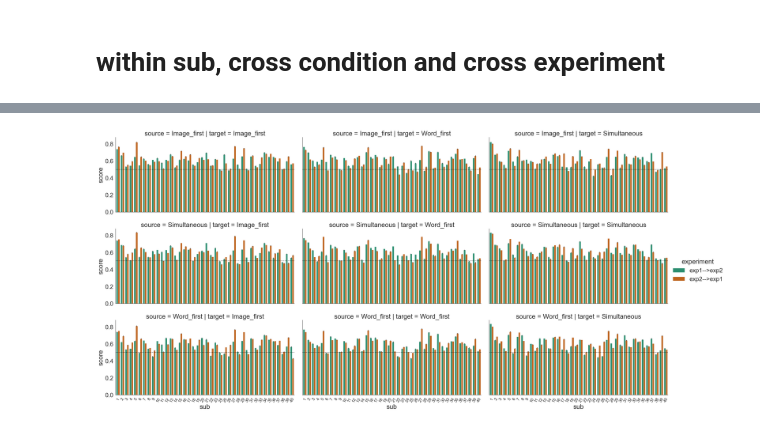
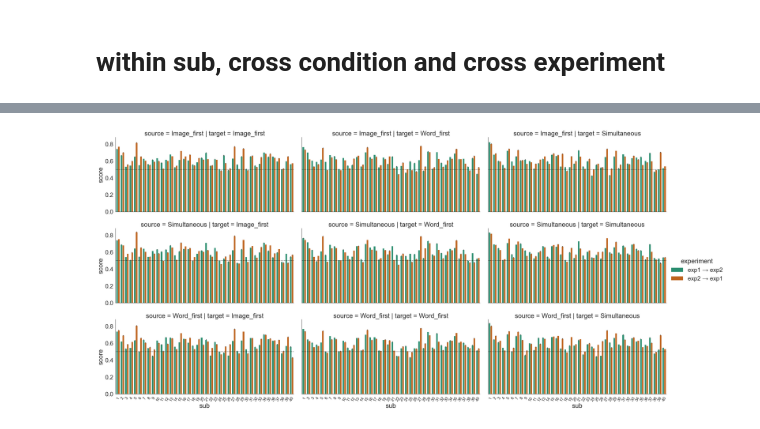
Before and after one commit to AaronZheng87/Decoding_SALT, a Jupyter notebook: 1_Analysis/Analysis326.ipynb, the cells around one changed output, grey strips where cells are left out. Cells and saved outputs as stored; diff of their text form; code cells hidden in the pictures.

```diff
--- a/1_Analysis/Analysis326.ipynb
+++ b/1_Analysis/Analysis326.ipynb
@@ -793,7 +815,7 @@ for sub in np.unique(groups1_img):
         df_croexp12_si["fold"].append(ii)
         df_croexp12_si["source"].append("Image_first")
         df_croexp12_si["target"].append("Image_first")
-        df_croexp12_si["experiment"].append("exp1-->exp2")
+        df_croexp12_si["experiment"].append("exp1 → exp2")
 
         y_true_w = y2_word[groups2_word == sub]
         y_pred_w = estimator.predict_proba(X2_word[groups2_word==sub])
@@ -805,7 +827,7 @@ for sub in np.unique(groups1_img):
         df_croexp12_si["fold"].append(ii)
         df_croexp12_si["source"].append("Image_first")
         df_croexp12_si["target"].append("Word_first")
-        df_croexp12_si["experiment"].append("exp1-->exp2")
+        df_croexp12_si["experiment"].append("exp1 → exp2")
 
         y_true_s = y2_sim[groups2_sim == sub]
         y_pred_s = estimator.predict_proba(X2_sim[groups2_sim==sub])
@@ -817,7 +839,7 @@ for sub in np.unique(groups1_img):
         df_croexp12_si["fold"].append(ii)
         df_croexp12_si["source"].append("Image_first")
         df_croexp12_si["target"].append("Simultaneous")
-        df_croexp12_si["experiment"].append("exp1-->exp2")
+        df_croexp12_si["experiment"].append("exp1 → exp2")
 
 
 df_croexp12_si=pd.DataFrame(df_croexp12_si)
@@ -870,7 +892,7 @@ for sub in np.unique(groups2_sim):
         df_croexp21_ss["fold"].append(ii)
         df_croexp21_ss["source"].append("Simultaneous")
         df_croexp21_ss["target"].append("Image_first")
-        df_croexp21_ss["experiment"].append("exp2-->exp1")
+        df_croexp21_ss["experiment"].append("exp2 → exp1")
 
         y_true_w = y1_word[groups1_word == sub]
         y_pred_w = estimator.predict_proba(X1_word[groups1_word==sub])
@@ -882,7 +904,7 @@ for sub in np.unique(groups2_sim):
         df_croexp21_ss["fold"].append(ii)
         df_croexp21_ss["source"].append("Simultaneous")
         df_croexp21_ss["target"].append("Word_first")
-        df_croexp21_ss["experiment"].append("exp2-->exp1")
+        df_croexp21_ss["experiment"].append("exp2 → exp1")
 
         y_true_s = y1_sim[groups1_sim == sub]
         y_pred_s = estimator.predict_proba(X1_sim[groups1_sim==sub])
@@ -894,7 +916,7 @@ for sub in np.unique(groups2_sim):
         df_croexp21_ss["fold"].append(ii)
         df_croexp21_ss["source"].append("Simultaneous")
         df_croexp21_ss["target"].append("Simultaneous")
-        df_croexp21_ss["experiment"].append("exp2-->exp1")
+        df_croexp21_ss["experiment"].append("exp2 → exp1")
 
 
 df_croexp21_ss=pd.DataFrame(df_croexp21_ss)
@@ -947,7 +969,7 @@ for sub in np.unique(groups2_word):
         df_croexp21_sw["fold"].append(ii)
         df_croexp21_sw["source"].append("Word_first")
         df_croexp21_sw["target"].append("Image_first")
-        df_croexp21_sw["experiment"].append("exp2-->exp1")
+        df_croexp21_sw["experiment"].append("exp2 → exp1")
 
         y_true_w = y1_word[groups1_word == sub]
         y_pred_w = estimator.predict_proba(X1_word[groups1_word==sub])
@@ -959,7 +981,7 @@ for sub in np.unique(groups2_word):
         df_croexp21_sw["fold"].append(ii)
         df_croexp21_sw["source"].append("Word_first")
         df_croexp21_sw["target"].append("Word_first")
-        df_croexp21_sw["experiment"].append("exp2-->exp1")
+        df_croexp21_sw["experiment"].append("exp2 → exp1")
 
         y_true_s = y1_sim[groups1_sim == sub]
         y_pred_s = estimator.predict_proba(X1_sim[groups1_sim==sub])
@@ -971,7 +993,7 @@ for sub in np.unique(groups2_word):
         df_croexp21_sw["fold"].append(ii)
         df_croexp21_sw["source"].append("Word_first")
         df_croexp21_sw["target"].append("Simultaneous")
-        df_croexp21_sw["experiment"].append("exp2-->exp1")
+        df_croexp21_sw["experiment"].append("exp2 → exp1")
 
 
 df_croexp21_sw=pd.DataFrame(df_croexp21_sw)
@@ -1024,7 +1046,7 @@ for sub in np.unique(groups2_img):
         df_croexp21_si["fold"].append(ii)
         df_croexp21_si["source"].append("Image_first")
         df_croexp21_si["target"].append("Image_first")
-        df_croexp21_si["experiment"].append("exp2-->exp1")
+        df_croexp21_si["experiment"].append("exp2 → exp1")
 
         y_true_w = y1_word[groups1_word == sub]
         y_pred_w = estimator.predict_proba(X1_word[groups1_word==sub])
@@ -1036,7 +1058,7 @@ for sub in np.unique(groups2_img):
         df_croexp21_si["fold"].append(ii)
         df_croexp21_si["source"].append("Image_first")
         df_croexp21_si["target"].append("Word_first")
-        df_croexp21_si["experiment"].append("exp2-->exp1")
+        df_croexp21_si["experiment"].append("exp2 → exp1")
 
         y_true_s = y1_sim[groups1_sim == sub]
         y_pred_s = estimator.predict_proba(X1_sim[groups1_sim==sub])
@@ -1048,7 +1070,7 @@ for sub in np.unique(groups2_img):
         df_croexp21_si["fold"].append(ii)
         df_croexp21_si["source"].append("Image_first")
         df_croexp21_si["target"].append("Simultaneous")
-        df_croexp21_si["experiment"].append("exp2-->exp1")
+        df_croexp21_si["experiment"].append("exp2 → exp1")
 
 
 df_croexp21_si=pd.DataFrame(df_croexp21_si)
@@ -1074,9 +1096,9 @@ df_cro = pd.concat([df_croexp12_si, df_croexp12_ss, df_croexp12_sw, df_croexp21_
 df_cro.to_csv("Cross_Exp.csv")
 # %%
 f_cro = sns.catplot(x="sub", y="score", data=df_cro, row="source", col="target", aspect=2, kind="bar", hue="experiment", errorbar="se", palette=sns.color_palette("Dark2"))
-xtick_order = list(r2.axes[-1][-1].xaxis.get_majorticklabels())
+xtick_order = list(f_cro.axes[-1][-1].xaxis.get_majorticklabels())
 [ax.set_xticklabels(xtick_order, rotation = 60, fontsize=15) for ax in f_cro.axes[-1]]
 [ax.axhline(0.5, linestyle = '--',color = 'black',alpha = 0.7) for ax in f_cro.axes.flatten()]
 plt.savefig("barplot_cro_exp.png",dpi=300)
 # %% [output]
-[figure, old version]
+[figure, new version]
```
Also changed, not shown: parts of 28 cells of this notebook, 21 other files.
